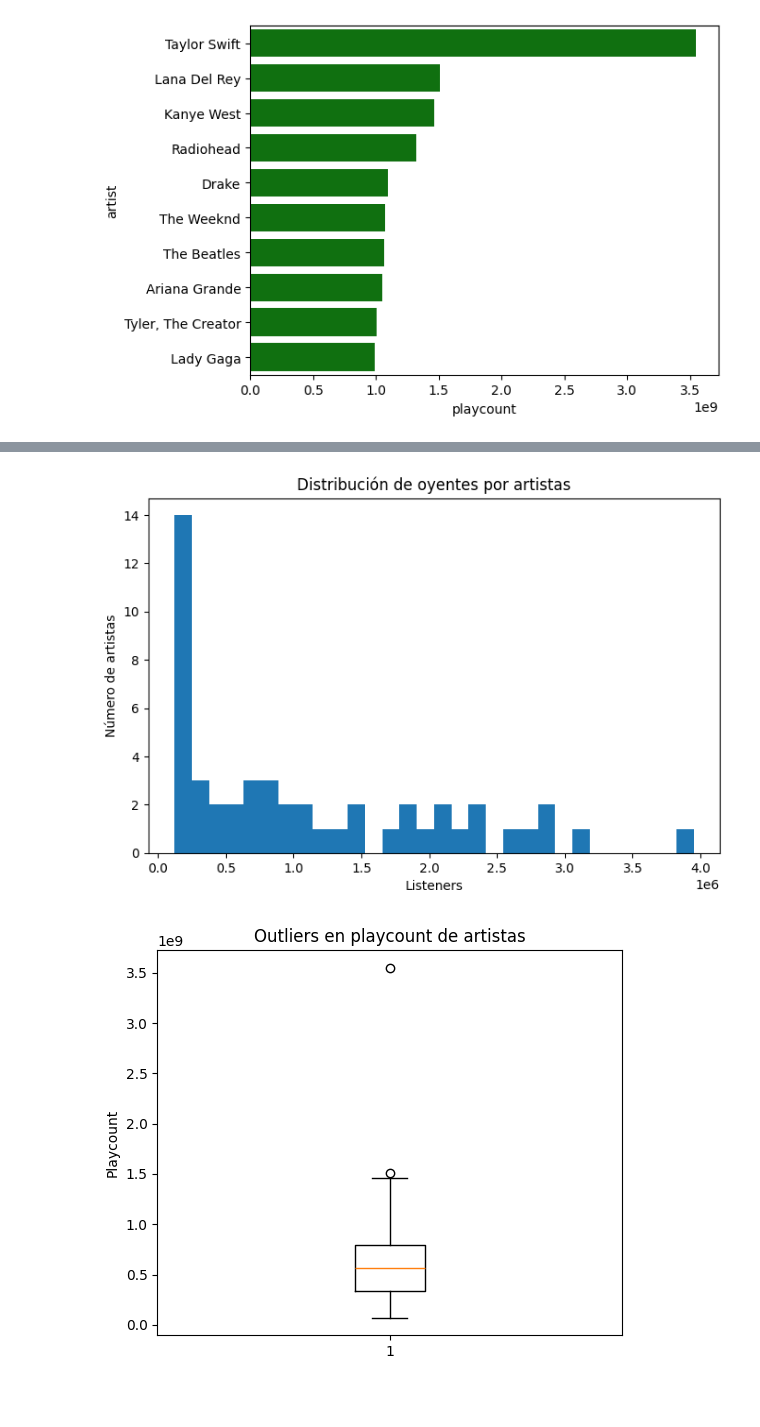
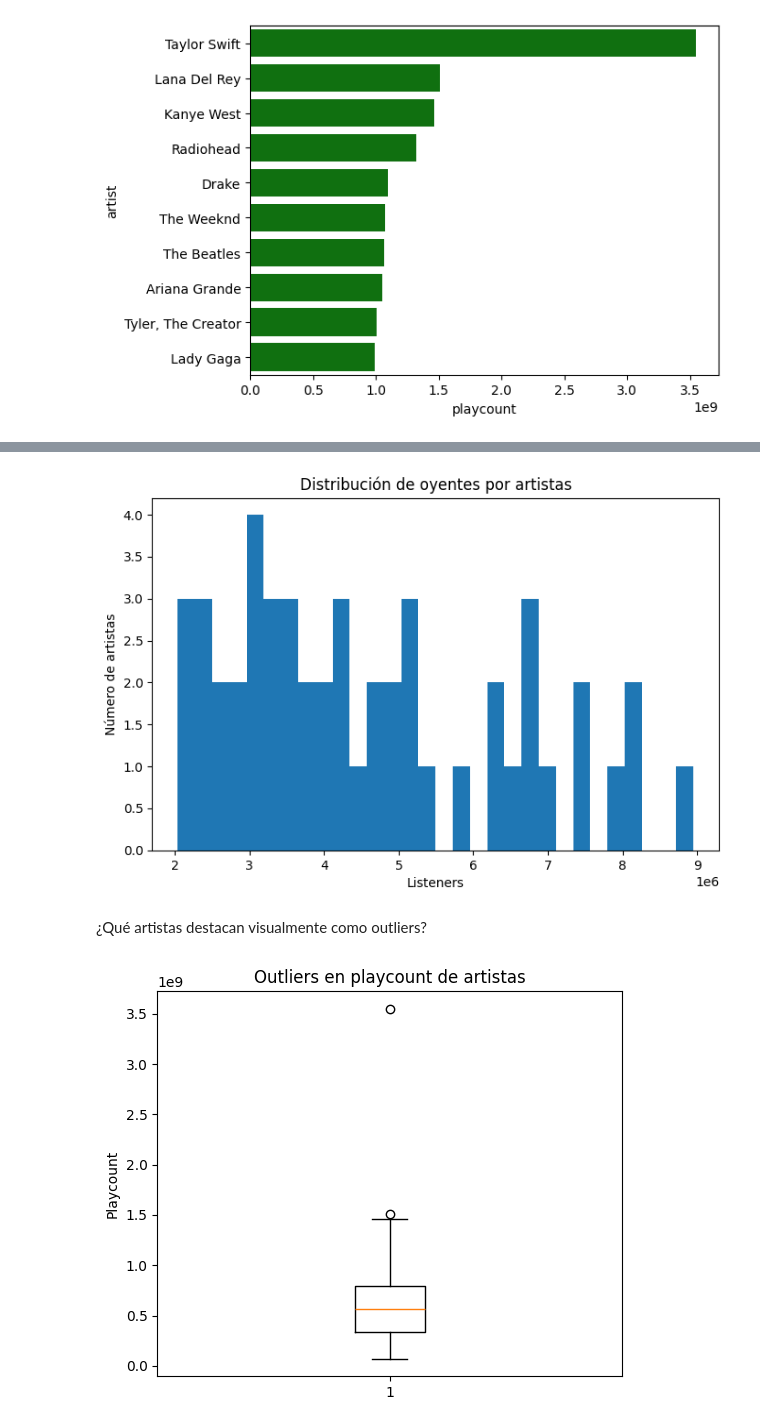
Before and after one commit to ArtiRamos/lastfm_data_analysis, a Jupyter notebook: 2. Análisis descriptivo y estadístico.ipynb, the cells around one changed output, grey strips where cells are left out. Drawn from its saved outputs; the diff is of its cells as text; code cells hidden in the pictures; blank space fills up the shorter version.

```diff
--- a/Preguntas de análisis.ipynb
+++ b/2. Análisis descriptivo y estadístico.ipynb
@@ -16,4 +6,5 @@ import matplotlib
 import matplotlib.pyplot as plt
 import seaborn as sns
 # %%
-df_artist = pd.read_csv("top_artist_lastfm.csv")
+df_artists = pd.read_csv("top_artist_lastfm.csv")
+df_tracks = pd.read_csv("top_tracks_lastfm.csv")
@@ -20,7 +13,7 @@ df_artist = pd.read_csv("top_artist_lastfm.csv")
 # %%
-df_artist = df_artist.rename(columns ={"name":"artist"})
-df_artist = df_artist.reset_index().rename(columns={"index": "rank"})
-df_artist.head(5)
+df_artists = df_artists.rename(columns ={"name":"artist"})
+df_artists = df_artists.reset_index().rename(columns={"index": "rank"})
+df_artists.head(5)
 # %% [output]
 |  | rank | artist | playcount | listeners |
 | 0 | 0 | The Weeknd | 1072030651 | 5169363 |
@@ -131,11 +227,12 @@ sns.barplot(data = df_tracks_top10, x = "playcount", y = "artist", color = "mage
 # %%
-#17 DISTRIBUCIÓN DE LISTENERS POR ARTISTA
 plt.figure(figsize=(8, 5))
-plt.hist(df_tracks["listeners"], bins=30)
+plt.hist(df_artists["listeners"], bins=30)
 plt.xlabel("Listeners")
 plt.ylabel("Número de artistas")
 plt.title("Distribución de oyentes por artistas")
 plt.show()
 # %% [output]
-[figure, old version]
+[figure, new version]
+# %% [markdown]
+¿Qué artistas destacan visualmente como outliers?
 # %%
```
Also changed, not shown: parts of 77 cells of this notebook, 3 other files.
